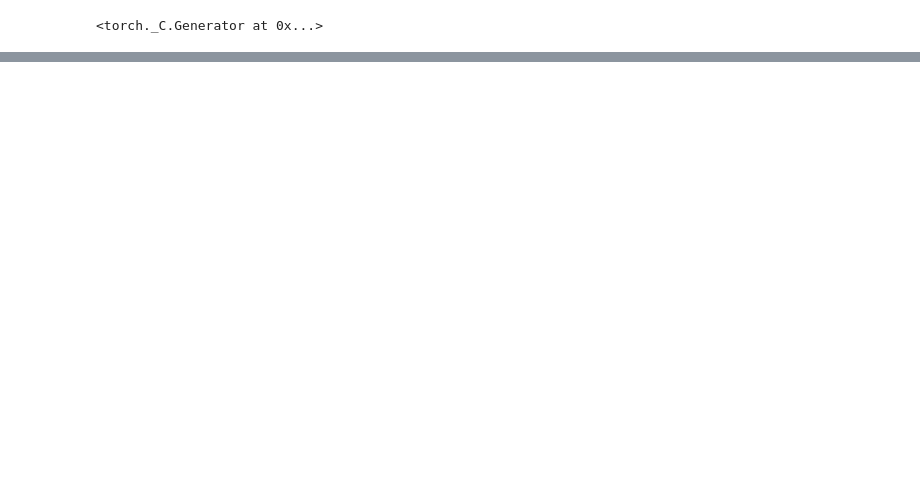
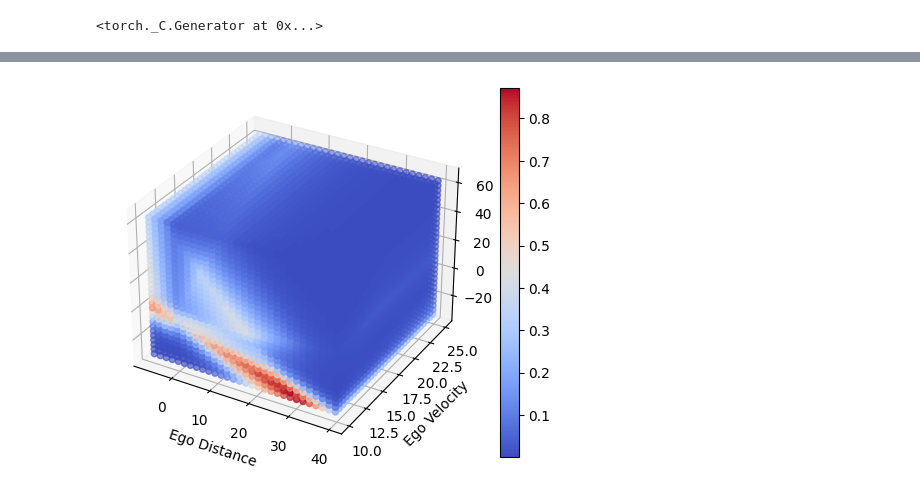
Before and after one commit to arehman1806/carla-experiments-RDDPS, a Jupyter notebook: surrogate_nn_training.ipynb, the cells around one changed output, grey strips where cells are left out. Drawn from its saved outputs; the diff is of its cells as text; code cells hidden in the pictures; blank space fills up the shorter version.

Commit message:
done training surrogate model

```diff
--- a/surrogate_nn_training.ipynb
+++ b/surrogate_nn_training.ipynb
@@ -40,0 +28,13 @@ train_labels = torch.tensor(labels)
+# %%
+import pandas as pd
+df = pd.read_csv('./yolov7_carla_object_detection/surrogate_risk_model_dataset.csv')
+
+# Extract features and target
+features = df[['ego_distance', 'ego_velocity', 'actor_distance']].values
+target = df['detected'].values
+
+# Convert them to PyTorch tensors
+train_data = torch.tensor(features, dtype=torch.float32)
+train_labels = torch.tensor(target, dtype=torch.float32)
+
+train_data
@@ -110,2 +182,49 @@ plt.show()
+# %%
+import numpy as np
+import matplotlib.pyplot as plt
+
+# Define the range and resolution of your grid
+num_points = 30  # the number of points along each axis
+
+ego_distance_range = [df['ego_distance'].min(), df['ego_distance'].max()]
+ego_velocity_range = [df['ego_velocity'].min(), df['ego_velocity'].max()]
+actor_distance_range = [df['actor_distance'].min(), df['actor_distance'].max()]
+
+# Create a grid
+ego_distance_grid, ego_velocity_grid, actor_distance_grid = np.meshgrid(
+    np.linspace(*ego_distance_range, num_points),
+    np.linspace(*ego_velocity_range, num_points),
+    np.linspace(*actor_distance_range, num_points)
+)
+
+# Flatten and stack the grids for model evaluation
+grid = np.stack([ego_distance_grid, ego_velocity_grid, actor_distance_grid], axis=-1).reshape(-1, 3)
+grid_tensor = torch.tensor(grid, dtype=torch.float32)
+
+# Evaluate the model on the grid
+with torch.no_grad():
+    predictions = net(grid_tensor).numpy()
+
+# Reshape predictions to have the same shape as the grid
+predictions = predictions.reshape(ego_distance_grid.shape)
+
+# Create a 3D heatmap
+fig = plt.figure()
+ax = fig.add_subplot(111, projection='3d')
+
+# Use scatter for the heatmap
+sc = ax.scatter(ego_distance_grid, ego_velocity_grid, actor_distance_grid, c=predictions.flatten(), cmap="coolwarm")
+
+# Add colorbar
+fig.colorbar(sc)
+
+# Set labels
+ax.set_xlabel('Ego Distance')
+ax.set_ylabel('Ego Velocity')
+ax.set_zlabel('Actor Distance')
+
+plt.show()
+# %% [output]
+[figure, added]
 # %%
 torch.save(net.state_dict(), "./saved_models/surrogate_model.pth")
```
Also changed, not shown: parts of 8 cells of this notebook, 28 other files.
